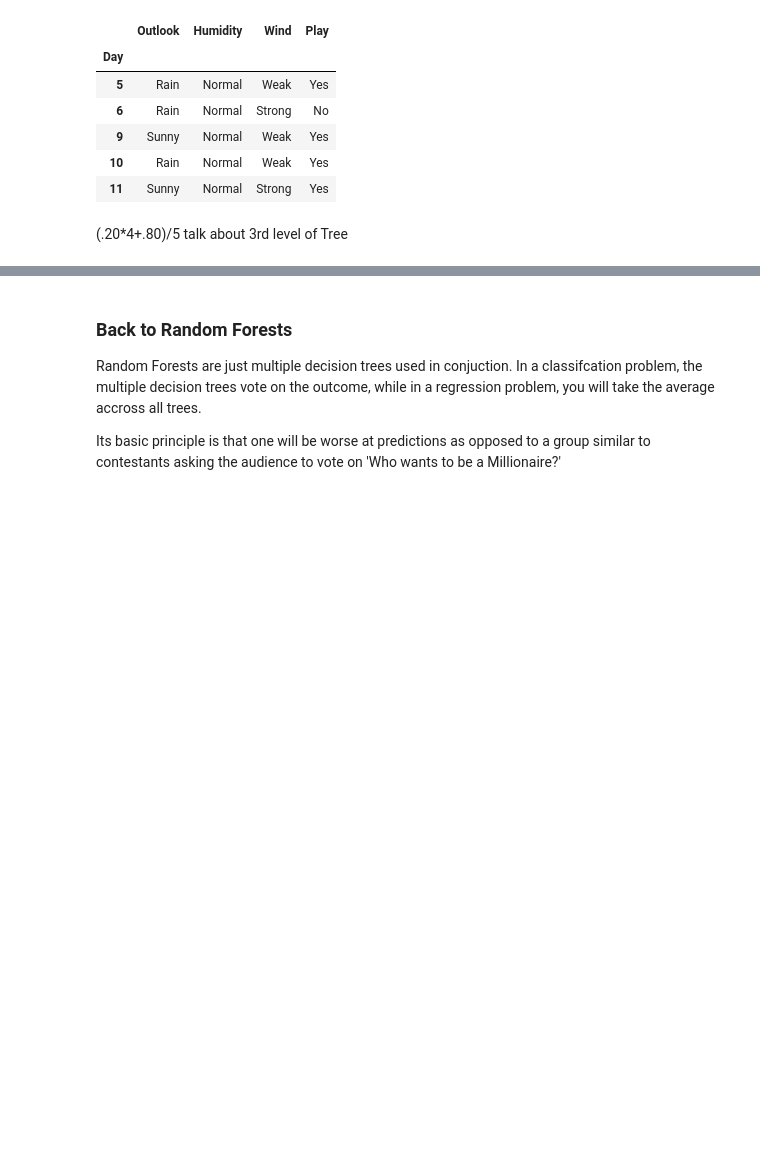
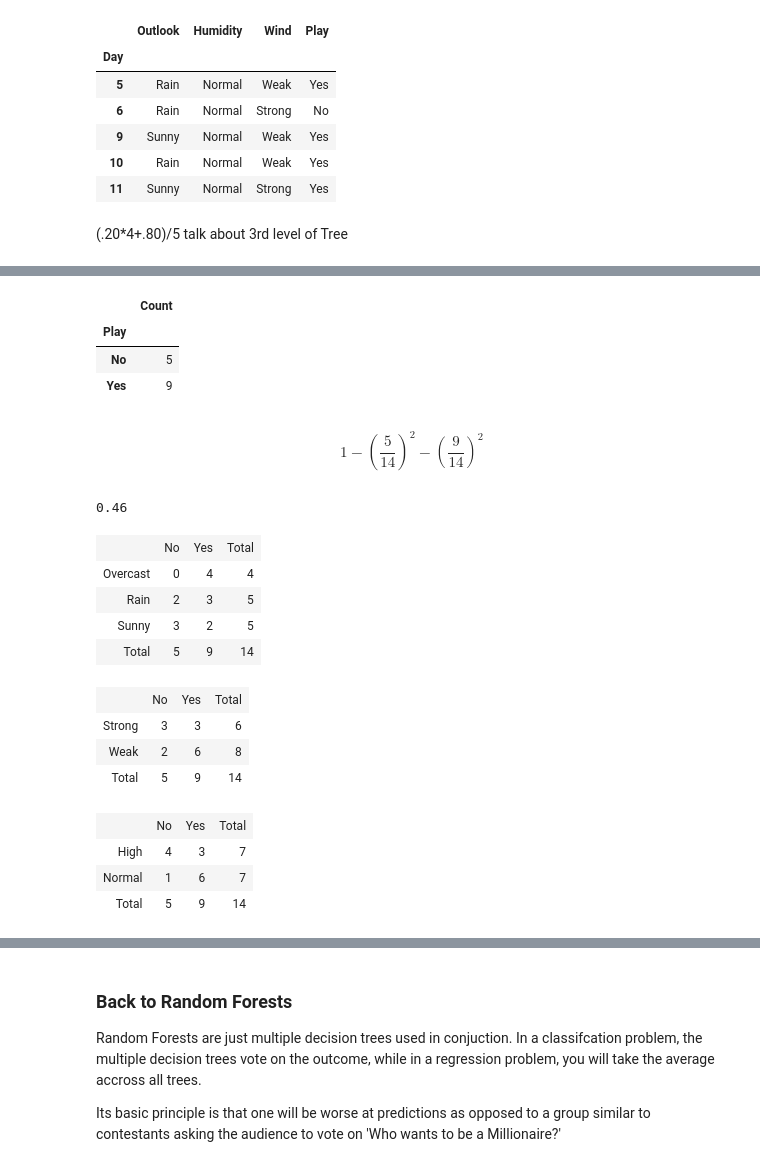
Before and after one commit to ChocoShell/Classifier-Presentation, a Jupyter notebook: Random-Forest/Random Forest.ipynb, the cells around one changed output, grey strips where cells are left out. Saved outputs shown, nothing was run; the diff lists cells and outputs as text; code cells hidden in the pictures; blank space fills up the shorter version.

```diff
--- a/Random-Forest/Random Forest.ipynb
+++ b/Random-Forest/Random Forest.ipynb
@@ -250,0 +241,60 @@ untouched_data[
+# %%
+x = untouched_data.groupby('Play').count()
+
+x = x.drop(columns=['Outlook', 'Wind'])
+x.rename(columns={'Humidity': 'Count'})
+# %% [output]
+|  | Count |
+| Play |  |
+| No | 5 |
+| Yes | 9 |
+# %% [markdown]
+$$1 - (\frac{5}{14})^2 - (\frac{9}{14})^2$$
+# %%
+# Round to 2 decimal places
+round(
+    1.0 - ((5.0/(5.0+9.0))**2.0) - ((9.0/(5.0+9.0))**2.0),
+    2
+)
+# %% [output]
+0.46
+# %%
+from IPython.display import HTML, display
+import tabulate
+table = [["","No","Yes", "Total"],
+         ["Overcast",0,4, 4],
+         ["Rain",2,3, 5],
+         ["Sunny",3,2, 5],
+         ["Total",5,9, 14]]
+display(HTML(tabulate.tabulate(table, tablefmt='html')))
+# %% [output]
+|  | No | Yes | Total |
+| Overcast | 0 | 4 | 4 |
+| Rain | 2 | 3 | 5 |
+| Sunny | 3 | 2 | 5 |
+| Total | 5 | 9 | 14 |
+# %%
+# Wind
+table = [["","No","Yes", "Total"],
+         ["Strong", 3, 3, 6],
+         ["Weak", 2, 6, 8],
+         ["Total", 5, 9, 14]]
+display(HTML(tabulate.tabulate(table, tablefmt='html')))
+# %% [output]
+|  | No | Yes | Total |
+| Strong | 3 | 3 | 6 |
+| Weak | 2 | 6 | 8 |
+| Total | 5 | 9 | 14 |
+# %%
+# Humidity
+
+table = [["","No","Yes", "Total"],
+         ["High", 4, 3, 7],
+         ["Normal", 1, 6, 7],
+         ["Total", 5, 9, 14]]
+display(HTML(tabulate.tabulate(table, tablefmt='html')))
+# %% [output]
+|  | No | Yes | Total |
+| High | 4 | 3 | 7 |
+| Normal | 1 | 6 | 7 |
+| Total | 5 | 9 | 14 |
```
Also changed, not shown: parts of 12 cells of this notebook.
